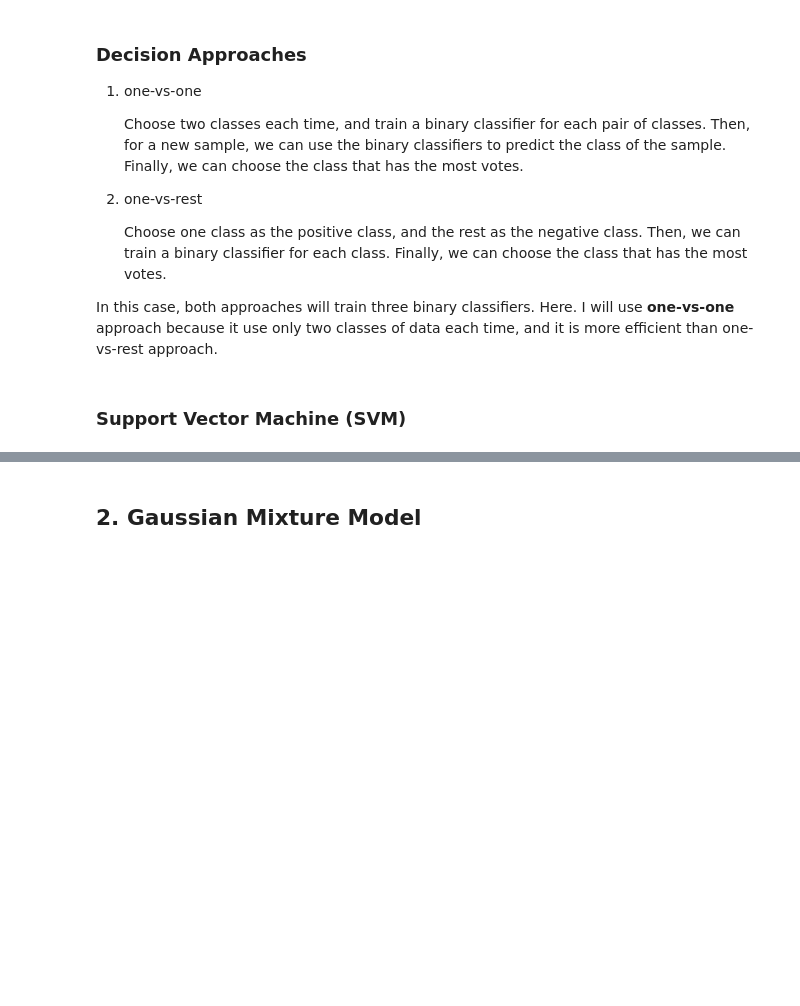
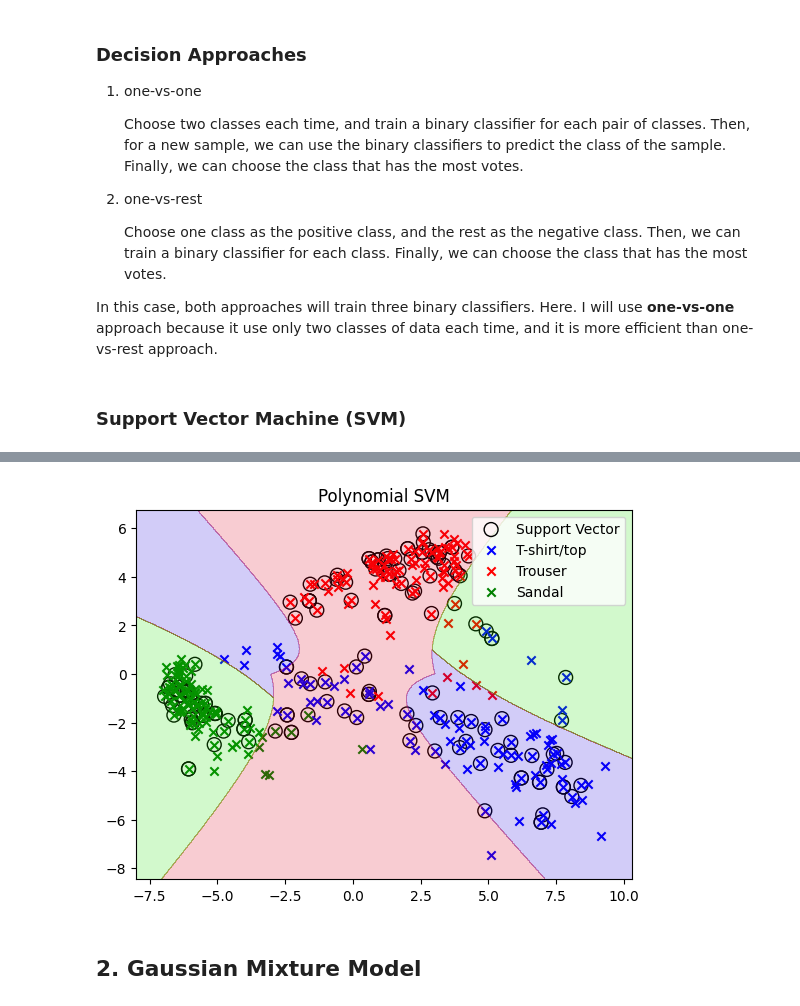
Before and after one commit to david20571015/Machine-Learning, a Jupyter notebook: hw3/hw3_311511038.ipynb, the cells around one changed output, grey strips where cells are left out. Drawn from its saved outputs; the diff is of its cells as text; code cells hidden in the pictures; blank space fills up the shorter version.

```diff
--- a/hw3/hw3_311511038.ipynb
+++ b/hw3/hw3_311511038.ipynb
@@ -201,0 +240,16 @@ print(xx.shape, yy.shape)
+# %%
+poly_kernel = Kernel(mode='Polynomial')
+C = 1.0
+poly_svm = []
+
+for c1, c2 in [[0, 1], [0, 2], [1, 2]]:
+    idx = np.logical_or(label == c1, label == c2)
+    x = pca_data[idx]
+    y = label[idx]
+    svm = SVM(c1, c2, poly_kernel, C=C).fit(x, y)
+    poly_svm.append(svm)
+
+    print(f'Class {c1} vs Class {c2}')
+    print(f'Number of support vectors: {len(svm.sv_idx)}')
+    print(f'Accuracy: {np.mean(svm.predict(x) == y)}')
+    print()
@@ -202,3 +268,18 @@ print(xx.shape, yy.shape)
+# %%
+sv_idx = np.concatenate([svm.sv_idx for svm in poly_svm])
+
+xx, yy = make_meshgrid(pca_data[:, 0], pca_data[:, 1])
+
+grid_data = np.stack([xx.ravel(), yy.ravel()], axis=-1)
+pred = np.empty((xx.shape[0], xx.shape[1], len(poly_svm)))
+for i, svm in enumerate(poly_svm):
+    pred[..., i] = svm.predict(grid_data).reshape(xx.shape)
+
+pred = vote(pred)
+
+plot(pca_data, label, sv_idx, xx, yy, pred, 'Polynomial SVM')
+# %% [output]
+[figure, added]
 # %% [markdown]
 ## 2. Gaussian Mixture Model
 # %%
```
Also changed, not shown: parts of 12 cells of this notebook.
